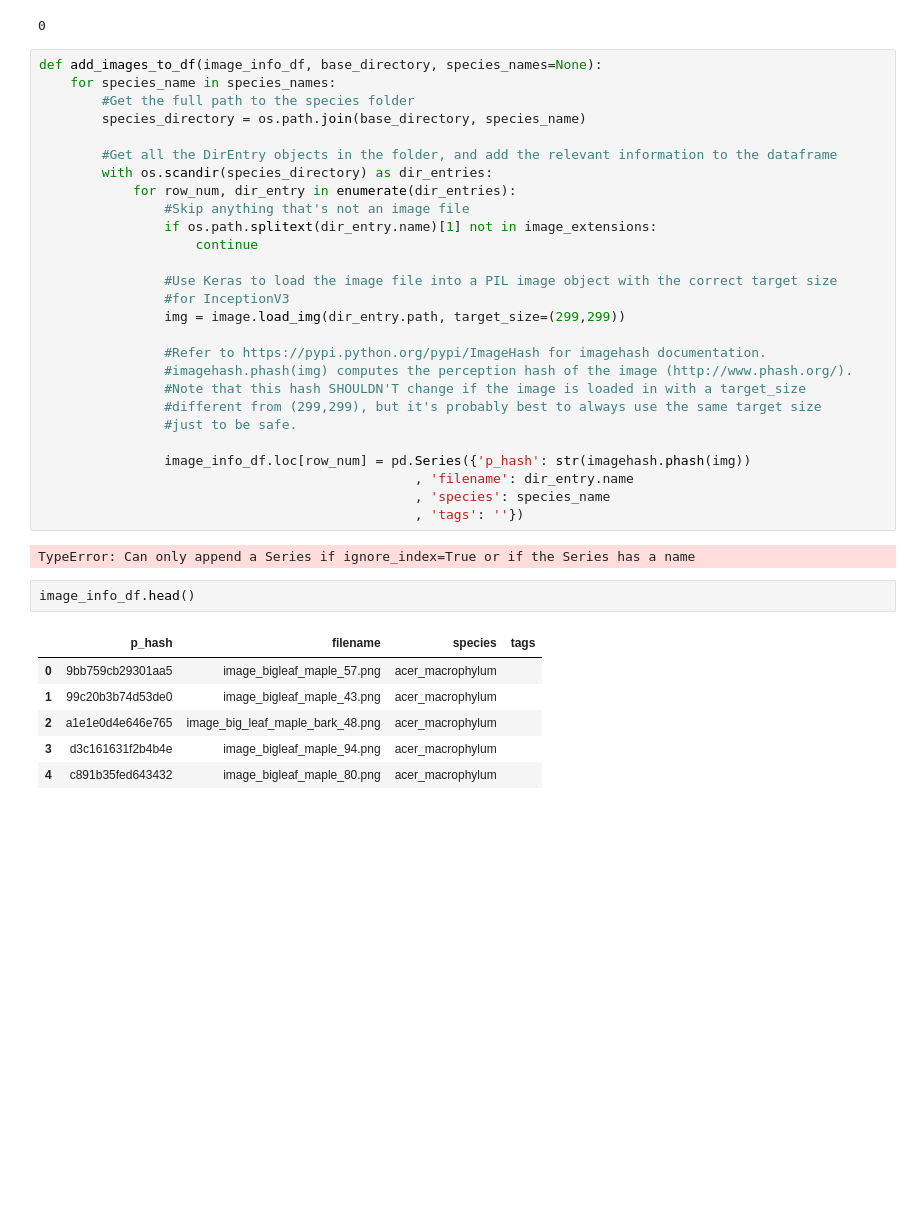
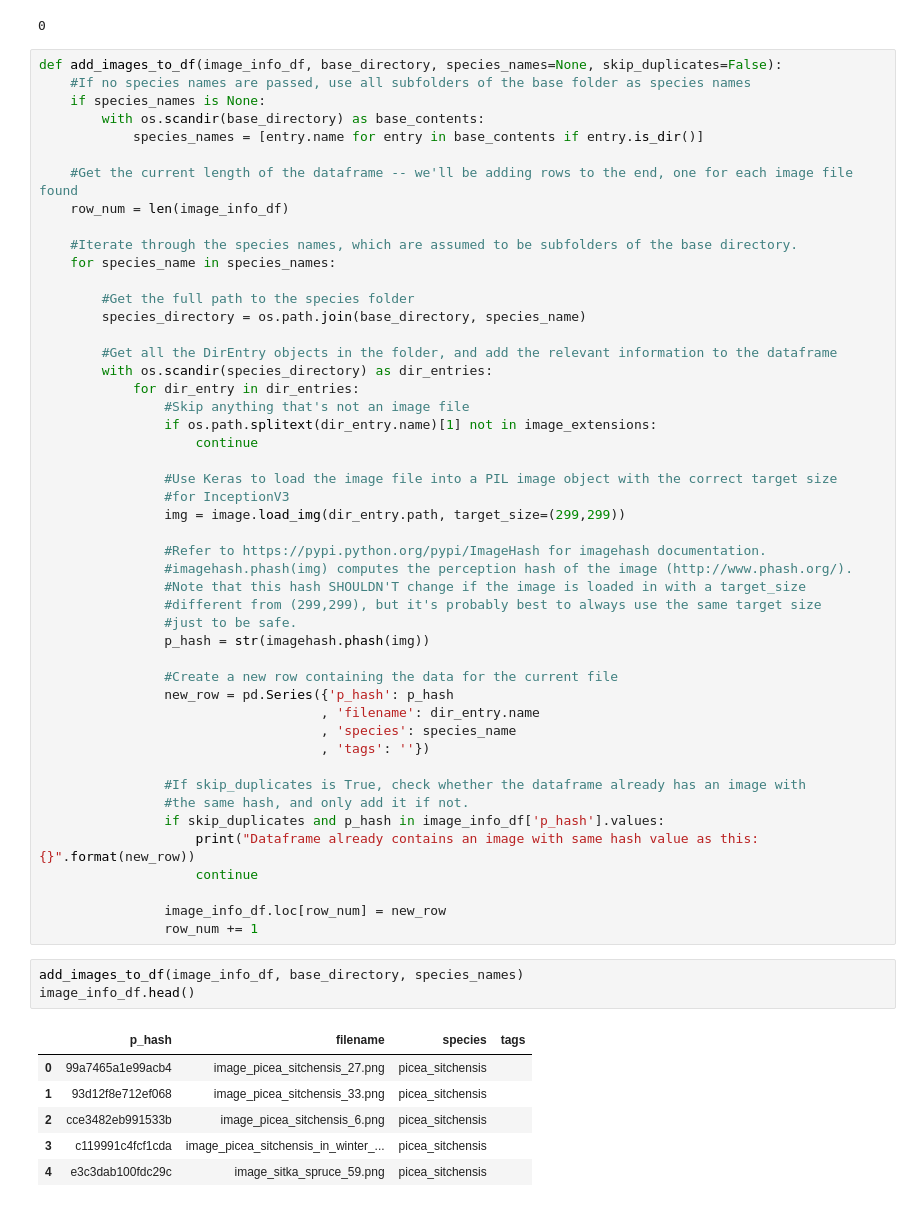
Before and after one commit to NathanielBlairStahn/tree-logic, a Jupyter notebook: build_a_model.ipynb, the cells around one changed output. Saved outputs shown, nothing was run; the diff lists cells and outputs as text; blank space fills up the shorter version.

Commit message:
fix dataframe in build a model. Yay

```diff
--- a/build_a_model.ipynb
+++ b/build_a_model.ipynb
@@ -188,14 +208,24 @@ len(image_info_df)
 # %% [output]
 0
 # %%
-def add_images_to_df(image_info_df, base_directory, species_names=None):
+def add_images_to_df(image_info_df, base_directory, species_names=None, skip_duplicates=False):
+    #If no species names are passed, use all subfolders of the base folder as species names
+    if species_names is None:
+        with os.scandir(base_directory) as base_contents:
+            species_names = [entry.name for entry in base_contents if entry.is_dir()]
+
+    #Get the current length of the dataframe -- we'll be adding rows to the end, one for each image file found
+    row_num = len(image_info_df)
+
+    #Iterate through the species names, which are assumed to be subfolders of the base directory.
     for species_name in species_names:
+
         #Get the full path to the species folder
         species_directory = os.path.join(base_directory, species_name)
 
         #Get all the DirEntry objects in the folder, and add the relevant information to the dataframe
         with os.scandir(species_directory) as dir_entries:
-            for row_num, dir_entry in enumerate(dir_entries):
+            for dir_entry in dir_entries:
                 #Skip anything that's not an image file
                 if os.path.splitext(dir_entry.name)[1] not in image_extensions:
                     continue
@@ -209,22 +239,32 @@ def add_images_to_df(image_info_df, base_directory, species_names=None):
                 #Note that this hash SHOULDN'T change if the image is loaded in with a target_size
                 #different from (299,299), but it's probably best to always use the same target size
                 #just to be safe.
+                p_hash = str(imagehash.phash(img))
 
-                image_info_df.loc[row_num] = pd.Series({'p_hash': str(imagehash.phash(img))
-                                                , 'filename': dir_entry.name
-                                                , 'species': species_name
-                                                , 'tags': ''})
+                #Create a new row containing the data for the current file
+                new_row = pd.Series({'p_hash': p_hash
+                                    , 'filename': dir_entry.name
+                                    , 'species': species_name
+                                    , 'tags': ''})
+
+                #If skip_duplicates is True, check whether the dataframe already has an image with
+                #the same hash, and only add it if not.
+                if skip_duplicates and p_hash in image_info_df['p_hash'].values:
+                    print("Dataframe already contains an image with same hash value as this: {}".format(new_row))
+                    continue
+
+                image_info_df.loc[row_num] = new_row
+                row_num += 1
-# %% [output]
-TypeError: Can only append a Series if ignore_index=True or if the Series has a name
-# %%
-image_info_df.head()
-# %% [output]
-|  | p_hash | filename | species | tags |
-| 0 | 9bb759cb29301aa5 | image_bigleaf_maple_57.png | acer_macrophylum |  |
-| 1 | 99c20b3b74d53de0 | image_bigleaf_maple_43.png | acer_macrophylum |  |
-| 2 | a1e1e0d4e646e765 | image_big_leaf_maple_bark_48.png | acer_macrophylum |  |
-| 3 | d3c161631f2b4b4e | image_bigleaf_maple_94.png | acer_macrophylum |  |
-| 4 | c891b35fed643432 | image_bigleaf_maple_80.png | acer_macrophylum |  |
+# %%
+add_images_to_df(image_info_df, base_directory, species_names)
+image_info_df.head()
+# %% [output]
+|  | p_hash | filename | species | tags |
+| 0 | 99a7465a1e99acb4 | image_picea_sitchensis_27.png | picea_sitchensis |  |
+| 1 | 93d12f8e712ef068 | image_picea_sitchensis_33.png | picea_sitchensis |  |
+| 2 | cce3482eb991533b | image_picea_sitchensis_6.png | picea_sitchensis |  |
+| 3 | c119991c4fcf1cda | image_picea_sitchensis_in_winter_... | picea_sitchensis |  |
+| 4 | e3c3dab100fdc29c | image_sitka_spruce_59.png | picea_sitchensis |  |
 # %%
 image_info_df.info()
 # %% [output]
```
Also changed, not shown: parts of 4 cells of this notebook.
